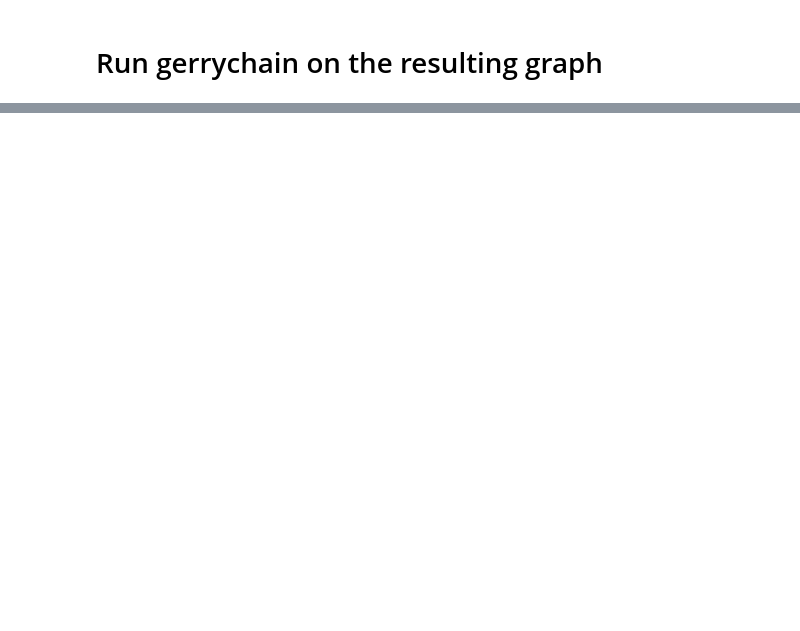
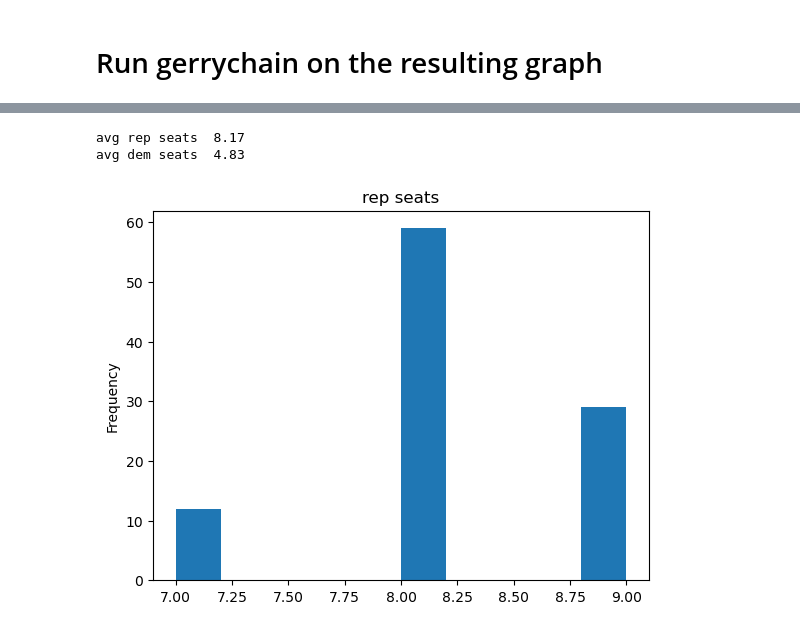
Before and after one commit to ianmark72/Sensitivity_To_Dual_Graph, a Jupyter notebook: Experiments/Markov_Chain_On_State_Dual_Graphs/north_carolina_analysis/Geo_Wrangling.ipynb, the cells around one changed output, grey strips where cells are left out. Saved outputs shown, nothing was run; the diff lists cells and outputs as text; code cells hidden in the pictures; blank space fills up the shorter version.

```diff
--- a/Experiments/Markov_Chain_On_State_Dual_Graphs/north_carolina_analysis/Geo_Wrangling.ipynb
+++ b/Experiments/Markov_Chain_On_State_Dual_Graphs/north_carolina_analysis/Geo_Wrangling.ipynb
@@ -285,0 +297,2 @@ nx.write_gpickle(blocks_graph_test,'./processed_data_outputs/democract_packed_vt
+# %%
+blocks_graph_test, saved_name = create_candidate(blocks_graph)
@@ -325,13 +302,0 @@ import logging
-# %%
-updaters = {'population': Tally('population'),
-                        'cut_edges': cut_edges,
-                        }
-epsilon = .2
-num_districts = 13
-ideal_population= sum( blocks_graph_test.nodes[x]["TOTPOP_block"] for x in blocks_graph_test.nodes())/ num_districts
-gerrychain_steps = 20000
-# accept imported
-# %%
-initial_partition_assignment =gerrychain.tree.recursive_tree_part(blocks_graph_test,
-                                                        range(num_districts),
-                                                        ideal_population, "population", .2)
@@ -364,6 +303 @@ initial_partition = Partition(blocks_graph_test, assignment='district',  updater
-# %%
-
-popbound = within_percent_of_ideal_population(initial_partition, epsilon)
-tree_proposal = partial(recom, 'TOTPOP_block', pop_target=ideal_population, epsilon=epsilon,
-                            node_repeats=1)
 # %%
@@ -401,0 +356,6 @@ TypeError: string indices must be integers
+# %%
+gerry(blocks_graph_test, gerrychain_steps = 100)
+# %% [output]
+avg rep seats  8.17
+avg dem seats  4.83
+[figure, added]
```
Also changed, not shown: parts of 21 cells of this notebook.
